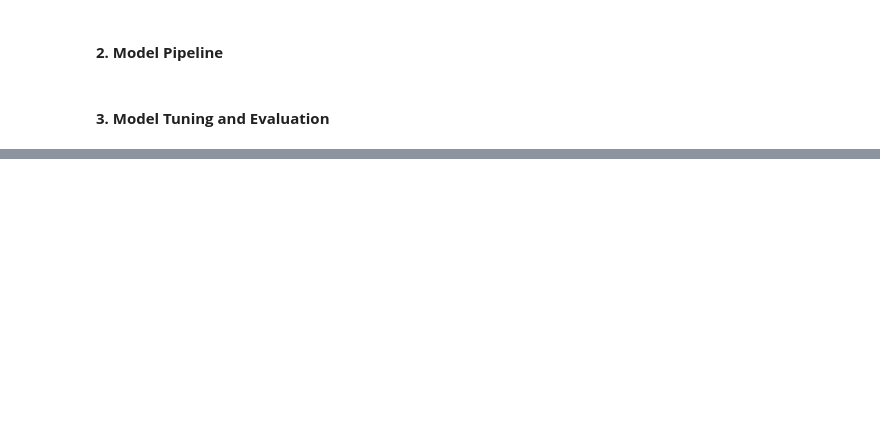
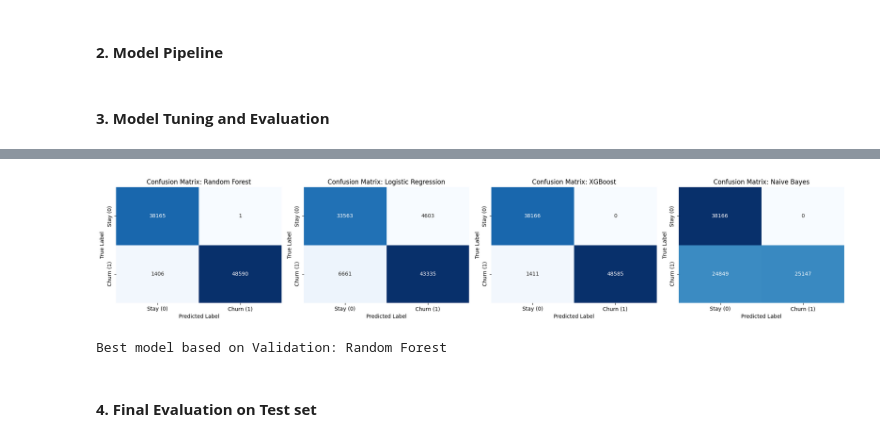
Before and after one commit to ltathu-183/DSEB65A-Group04-customer-churn-predictor, a Jupyter notebook: notebooks/03_Training.ipynb, the cells around one changed output, grey strips where cells are left out. Cells and saved outputs as stored; diff of their text form; code cells hidden in the pictures; blank space fills up the shorter version.

Commit message:
feat: refactor training pipeline with validation split, add AUC metrics in training notebook

```diff
--- a/notebooks/03_Training.ipynb
+++ b/notebooks/03_Training.ipynb
@@ -46,7 +54,17 @@ y.head(2)
 # %%
-# train, test split
-X_train, X_test, y_train, y_test = train_test_split(
+# Step 1: Train + Temp (80% - 20%)
+X_train_full, X_test, y_train_full, y_test = train_test_split(
     X, y, test_size=0.2, random_state=42, stratify=y
 )
 
-print(X_train.shape, X_test.shape)
+# Step 2: Split train into Train + Validation (60% - 20%)
+X_train, X_val, y_train, y_val = train_test_split(
+    X_train_full, y_train_full,
+    test_size=0.25,  # 0.25 * 0.8 = 0.2
+    random_state=42,
+    stratify=y_train_full
+)
+
+print("Train:", X_train.shape)
+print("Validation:", X_val.shape)
+print("Test:", X_test.shape)
@@ -208,31 +250,33 @@ print(df_comparison.sort_values(by="F1 (Binary)", ascending=False).drop(columns=
 # %%
-# Confusion Matrix
+# Confusion Matrix on Validation
 # Number of models to plot
 n_models = len(best_models_dict)
 fig, axes = plt.subplots(1, n_models, figsize=(5 * n_models, 4))
 
 for i, (name, model) in enumerate(best_models_dict.items()):
     # 1. Get predictions
-    y_pred = model.predict(X_test)
+    y_pred = model.predict(X_val)
 
     # 2. Compute confusion matrix
-    cm = confusion_matrix(y_test, y_pred)
+    cm = confusion_matrix(y_val, y_pred)
 
     # 3. Plot using Seaborn
     # format: [[TN, FP], [FN, TP]]
     sns.heatmap(cm, annot=True, fmt='d', cmap='Blues', ax=axes[i], cbar=False)
 
     axes[i].set_title(f'Confusion Matrix: {name}')
     axes[i].set_xlabel('Predicted Label')
     axes[i].set_ylabel('True Label')
     axes[i].set_xticklabels(['Stay (0)', 'Churn (1)'])
     axes[i].set_yticklabels(['Stay (0)', 'Churn (1)'])
 
 plt.tight_layout()
 plt.show()
+# %% [output]
+[figure, added]
 # %%
-# Identify the winner based on F1 Score
-winner_name = df_comparison["F1 (Binary)"].idxmax()
-final_best_model = best_models_dict[winner_name]
-
-print(f"The best model is: {winner_name}")
+# best model selection base on Validation set
+best_model_name = df_val["F1_val"].idxmax()
+print("\nBest model based on Validation:", best_model_name)
+# %% [output]
+Best model based on Validation: Random Forest
@@ -262,0 +283,2 @@ plt.show()
+# %% [markdown]
+#### **4. Final Evaluation on Test set**
```
Also changed, not shown: parts of 11 cells of this notebook.
